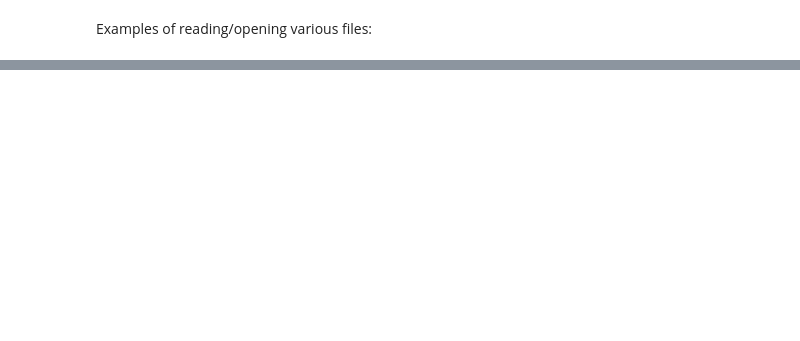
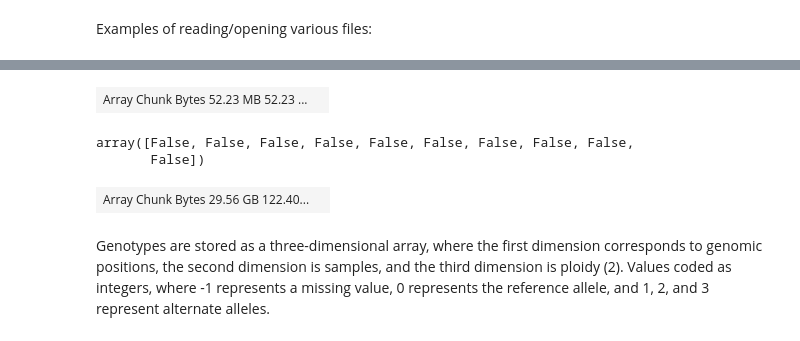
Before and after one commit to malariagen/vector-data, a Jupyter notebook: docs/ag3-snp-download-guide.ipynb, the cells around one changed output, grey strips where cells are left out. Saved outputs shown, nothing was run; the diff lists cells and outputs as text; code cells hidden in the pictures; blank space fills up the shorter version.

```diff
--- a/docs/ag3-snp-download-guide.ipynb
+++ b/docs/ag3-snp-download-guide.ipynb
@@ -694,0 +449,21 @@ gt
+# %%
+# access gamb_colu_arab site filters for chromosome arm 3R as a dask array
+filter_pass = ag3.site_filters("3R", mask="gamb_colu_arab")
+filter_pass
+# %% [output]
+| Array Chunk Bytes 52.23 MB 52.23 ... |  |
+# %%
+# read filter values for first 10 SNPs (True means the site passes filters)
+f = filter_pass[:10].compute()
+f
+# %% [output]
+array([False, False, False, False, False, False, False, False, False,
+       False])
+# %%
+# access SNP genotypes for AG1000G-BF-A and AG1000G-BF-B as a dask array
+gt = ag3.snp_genotypes("3R", cohort=["AG1000G-BF-A", "AG1000G-BF-B"])
+gt
+# %% [output]
+| Array Chunk Bytes 29.56 GB 122.40... |  |
+# %% [markdown]
+Genotypes are stored as a three-dimensional array, where the first dimension corresponds to genomic positions, the second dimension is samples, and the third dimension is ploidy (2). Values coded as integers, where -1 represents a missing value, 0 represents the reference allele, and 1, 2, and 3 represent alternate alleles.
```
Also changed, not shown: parts of 74 cells of this notebook, 1 other file.
